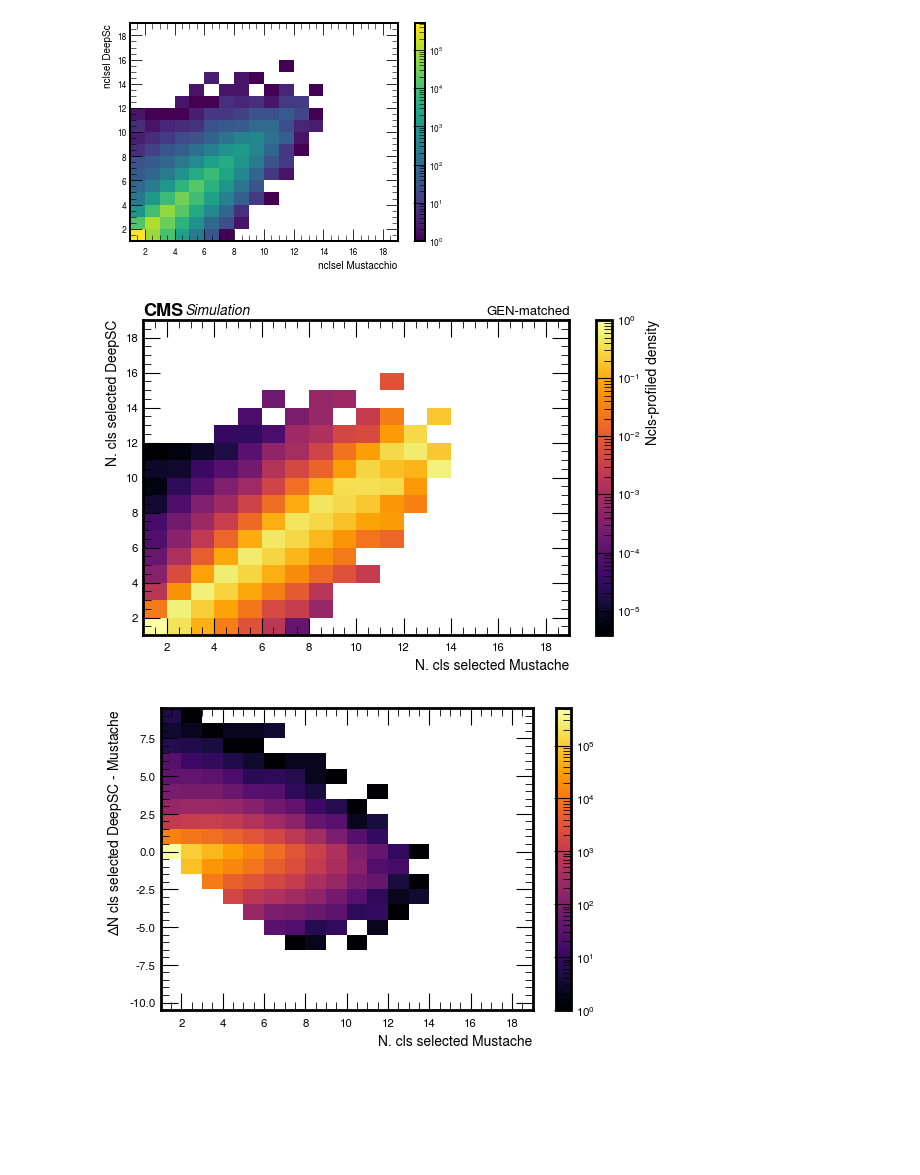
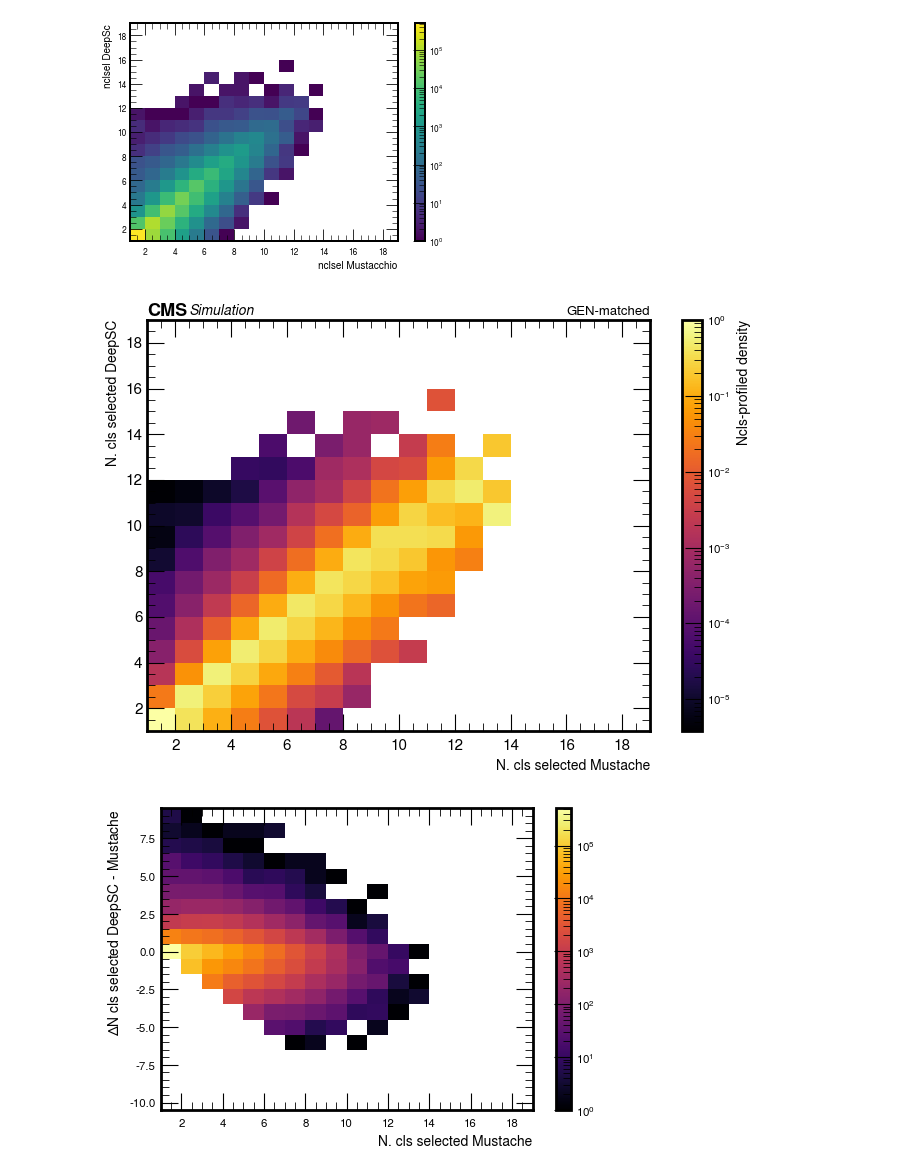
Before and after one commit to Cirrinci/CMS_Simulation, a Jupyter notebook: Playground1.ipynb, the cells around one changed output. Cells and saved outputs as stored; diff of their text form; code cells hidden in the pictures; blank space fills up the shorter version.

Commit message:
plot1 adjust

```diff
--- a/Playground1.ipynb
+++ b/Playground1.ipynb
@@ -153,6 +153,10 @@ dfj = df_1.merge(df_2, on=["runId","eventId","genpart_index"], suffixes=["_D", "
 dfj.to_csv('dfj.csv')
 # %% [markdown]
 # First steps
+# %%
+#df_1=pd.read_csv('Dchunk_0.csv')
+#df_2=pd.read_csv('chunk_0.csv')
+dfj=pd.read_csv('dfj.csv')
 # %%
 list(df_1.columns)
 # %% [output]
@@ -324,25 +328,26 @@ plt.show()
 # %% [output]
 [figure]
 # %%
-fig, ax = plt.subplots(1,1,dpi=100)
+fig, ax = plt.subplots(dpi=100,figsize=(7,5))
 
 A,xedges,yedges  = np.histogram2d(dfmatched_sc.ncls_sel_M,
                                   dfmatched_sc.ncls_sel_D, bins=(xbins, ybins ))
 
 s = np.expand_dims(np.sum(A, axis=-1), axis=1)
 a = A/s
 X, Y = np.meshgrid(xedges, yedges)
 I = ax.pcolormesh(X, Y, a.T, norm=LogNorm(vmax=1), cmap="inferno")
 
 fig.colorbar(I, ax=ax, label="Ncls-profiled density")
 ax.set_ylabel("N. cls selected DeepSC")
 ax.set_xlabel("N. cls selected Mustache")
+ax.tick_params(axis='both', which='major', labelsize=11)
 
 hep.cms.label(llabel="Simulation", rlabel="GEN-matched", loc=0, ax=ax)
 plt.tight_layout()
 plt.savefig('Plot1/ncls.png')
 # %% [output]
-[figure, old version]
+[figure, new version]
 # %%
 ybins =  [f+0.5 for f in range(-11, 10)]
 fig, ax = plt.subplots(1,1,dpi=100)
```
Also changed, not shown: parts of 11 cells of this notebook.
